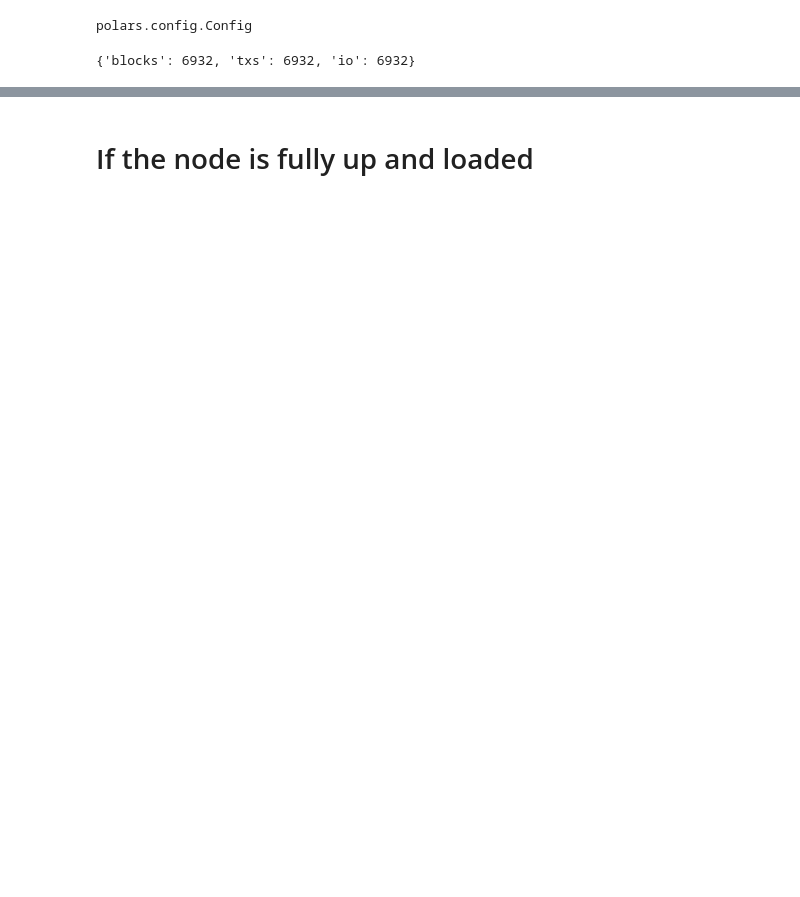
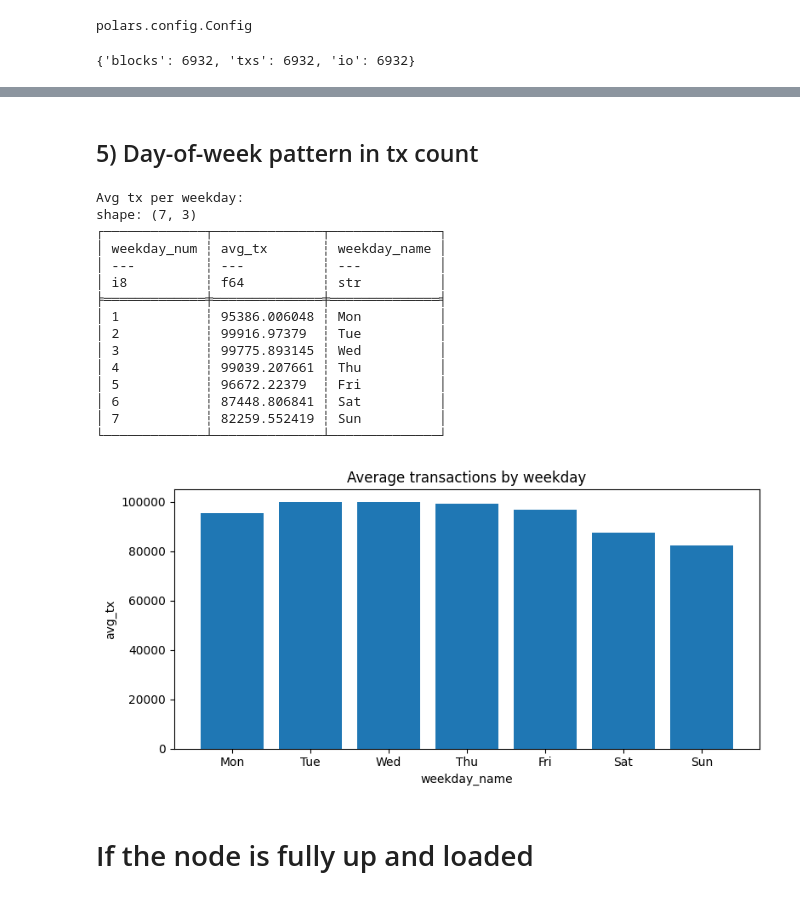
Before and after one commit to Vatereal/BlockChain, a Jupyter notebook: inspector.ipynb, the cells around one changed output, grey strips where cells are left out. Saved outputs shown, nothing was run; the diff lists cells and outputs as text; code cells hidden in the pictures; blank space fills up the shorter version.

```diff
--- a/inspector.ipynb
+++ b/inspector.ipynb
@@ -383,3 +923,79 @@ barplot(dow, "weekday", "avg_tx", "Average transactions by weekday")
+# %% [markdown]
+## 5) Day-of-week pattern in tx count
+# %%
+# We assume you already have `daily_tx`, which looks like:
+#   day          tx_count   tx_count_ma7
+#   <str|date>   <u32>      <f64>
+#
+# Goal: average tx_count by weekday (Mon..Sun)
+
+# 1. Normalize "day" into a real Date column expression
+day_dtype = daily_tx.schema["day"]
+
+if day_dtype == pl.Utf8:
+    # parse "YYYY-MM-DD" style strings into Date
+    day_parsed_expr = pl.col("day").str.strptime(pl.Date, strict=False)
+elif day_dtype == pl.Date:
+    # already Date
+    day_parsed_expr = pl.col("day")
+elif day_dtype == pl.Datetime:
+    # drop time -> just date
+    day_parsed_expr = pl.col("day").dt.date()
+else:
+    # best effort fallback
+    day_parsed_expr = pl.col("day").cast(pl.Date)
+
+# 2. Compute weekday averages
+# Polars .dt.weekday() here returns 1..7 (Mon=1, Sun=7)
+dow = (
+    daily_tx
+    .with_columns(
+        day_parsed_expr.alias("day_parsed")
+    )
+    .with_columns(
+        pl.col("day_parsed").dt.weekday().alias("weekday_num")  # 1=Mon ... 7=Sun
+    )
+    .group_by("weekday_num")
+    .agg(
+        pl.col("tx_count").mean().alias("avg_tx")
+    )
+    .sort("weekday_num")
+    .with_columns(
+        # Map 1..7 to weekday names using safe indexing (i-1)
+        pl.col("weekday_num").map_elements(
+            lambda i: ["Mon","Tue","Wed","Thu","Fri","Sat","Sun"][int(i) - 1],
+            return_dtype=pl.Utf8,
+        ).alias("weekday_name")
+    )
+)
+
+print("Avg tx per weekday:")
+print(dow)
+
+# 3. Plot using your existing helper (converts to pandas internally)
+barplot(
+    dow,
+    x="weekday_name",
+    y="avg_tx",
+    title="Average transactions by weekday"
+)
+# %% [output]
+Avg tx per weekday:
+shape: (7, 3)
+┌─────────────┬──────────────┬──────────────┐
+│ weekday_num ┆ avg_tx       ┆ weekday_name │
+│ ---         ┆ ---          ┆ ---          │
+│ i8          ┆ f64          ┆ str          │
+╞═════════════╪══════════════╪══════════════╡
+│ 1           ┆ 95386.006048 ┆ Mon          │
+│ 2           ┆ 99916.97379  ┆ Tue          │
+│ 3           ┆ 99775.893145 ┆ Wed          │
+│ 4           ┆ 99039.207661 ┆ Thu          │
+│ 5           ┆ 96672.22379  ┆ Fri          │
+│ 6           ┆ 87448.806841 ┆ Sat          │
+│ 7           ┆ 82259.552419 ┆ Sun          │
+└─────────────┴──────────────┴──────────────┘
+[figure, added]
 # %% [markdown]
 # If the node is fully up and loaded
 # %%
```
Also changed, not shown: parts of 22 cells of this notebook, 2 other files.
